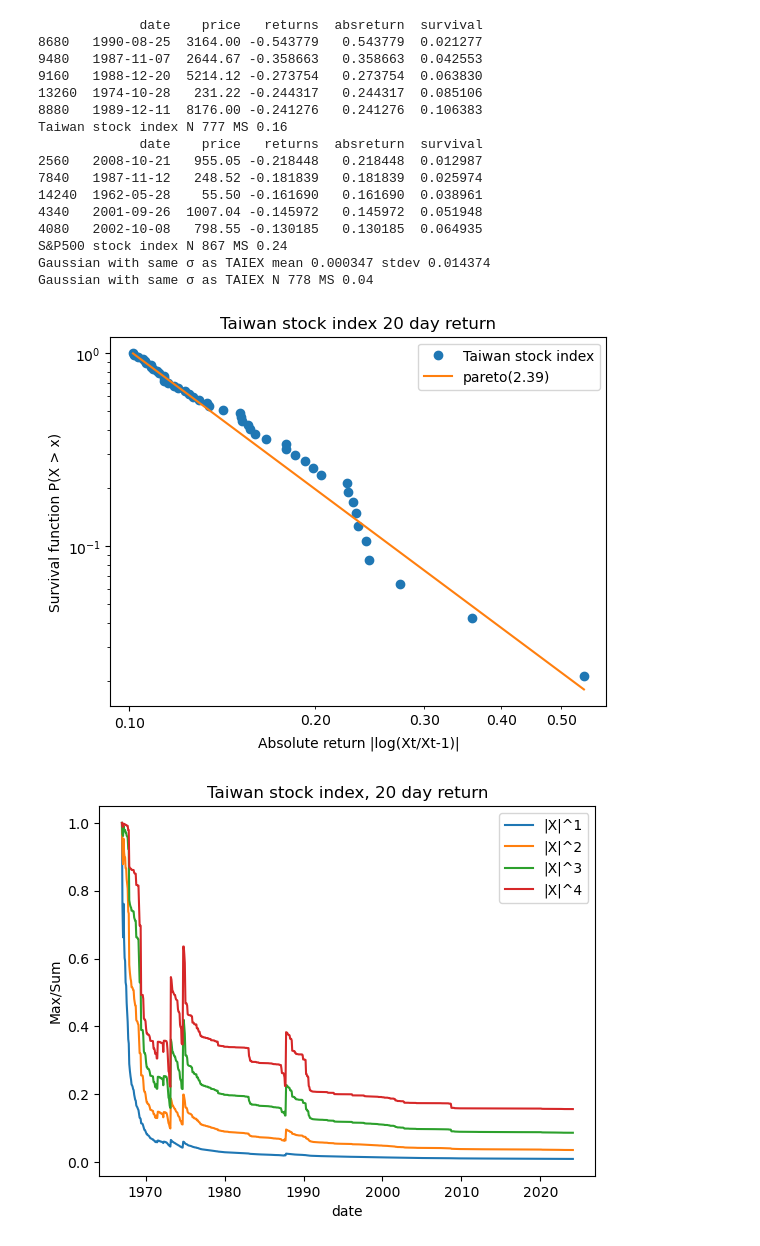
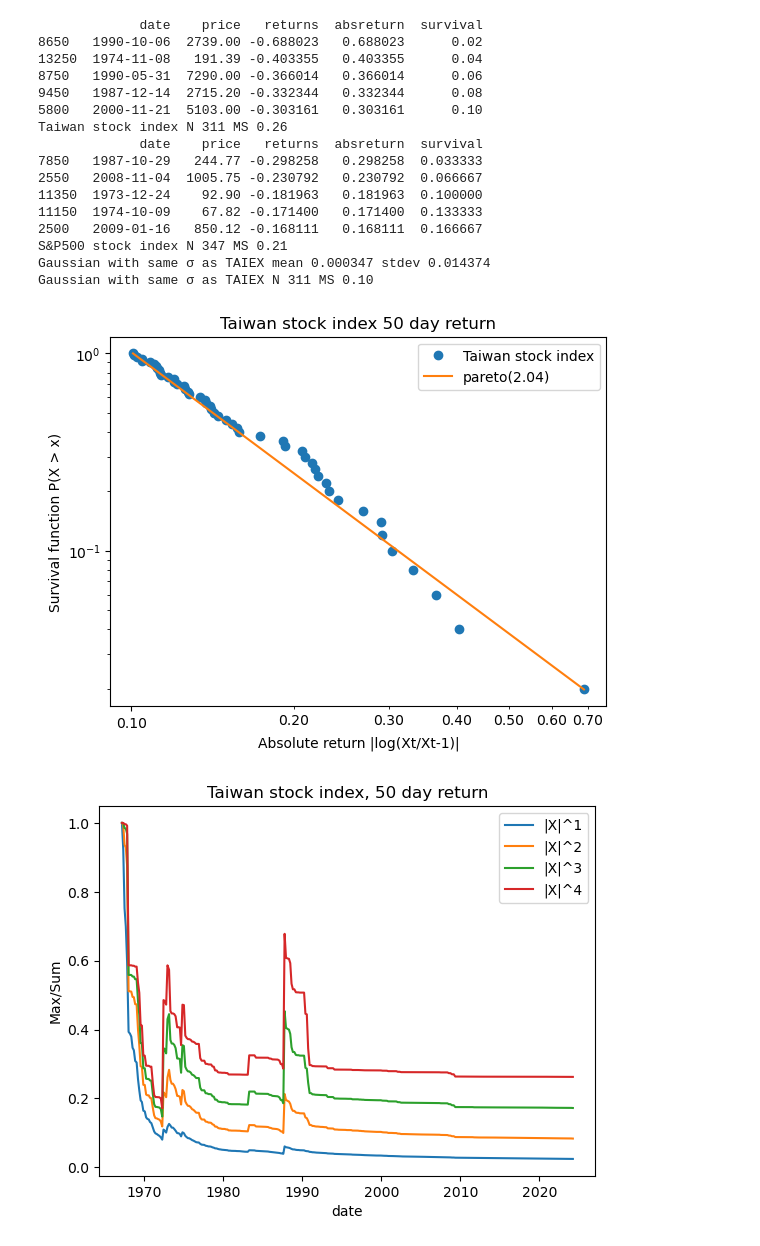
Before and after one commit to fumin/fumin.github.io, a Jupyter notebook: notes/statistics/taiex.ipynb, the cells around one changed output. Saved outputs shown, nothing was run; the diff lists cells and outputs as text; code cells hidden in the pictures.

```diff
--- a/notes/statistics/taiex.ipynb
+++ b/notes/statistics/taiex.ipynb
@@ -1,8 +1,13 @@
 # %%
+import sys
+
 import numpy as np
 import pandas
 import scipy
 import scipy.stats
+import statsmodels
+import statsmodels.tsa
+import statsmodels.tsa.stattools
 import matplotlib
 import matplotlib.pyplot as plt
 
@@ -101,8 +106,8 @@ def analyzeMS(analysis):
     df = pandas.read_csv(analysis.fpath, dtype={'price': np.float64})
     df = df.sort_values(by='date', ascending=True)
     df = df.iloc[::analysis.lag, :]
-    df["returns"] = np.log(df.price / df.price.shift(-1))
-    df.drop(df.tail(1).index,inplace=True)
+    df["returns"] = np.log(df.price / df.price.shift(1))
+    df.drop(df.head(1).index,inplace=True)
     df["absreturn"] = df.returns.apply(lambda x: np.abs(x))
 
     plotMS(analysis, df)
@@ -118,56 +123,64 @@ def analyze(analysis):
 def ms_taiex_gaussian():
     analysis = Analysis()
     analysis.name = "Gaussian with same σ as TAIEX"
-    analysis.lag = 20
+    analysis.lag = 50
 
     # Compute daily standard deviation
     df = pandas.read_csv("taiex.csv", dtype={'price': np.float64})
     df["returns"] = np.log(df.price / df.price.shift(-1))
     df.drop(df.tail(1).index,inplace=True)
     mean = np.mean(df.returns)
     std = np.std(df.returns)
     print("%s mean %f stdev %f" % (analysis.name, mean, std))
 
     # Simulate a normal distribution using the computed standard deviation.
     df = pandas.read_csv("taiex.csv", dtype={'price': np.float64})
     df = df.sort_values(by='date', ascending=True)
+    df["returns"] = np.random.normal(loc=0, scale=std, size=len(df))
+    for i in range(len(df)):
+        if i == 0:
+            continue
+        lastPrice = df.iloc[i-1].price
+        returnI = np.exp(df.iloc[i].returns)
+        df.iloc[i, df.columns.get_loc("price")] = lastPrice*returnI
+
     df = df.iloc[::analysis.lag, :]
-    mean *= analysis.lag
-    std *= np.sqrt(analysis.lag)
-    df["absreturn"] = np.abs(np.random.normal(loc=mean, scale=std, size=len(df)))
+    df["returns"] = np.log(df.price / df.price.shift(1))
+    df.drop(df.head(1).index,inplace=True)
+    df["absreturn"] = df.returns.apply(lambda x: np.abs(x))
     plotMS(analysis, df)
 
 
-for lag in [20]:
-    for tailCutoff in [0.005]:
+for lag in [50]:
+    for tailCutoff in [0.002]:
         analysis = Analysis()
         analysis.name = "Taiwan stock index"
         analysis.fpath = "taiex.csv"
         analysis.lag = lag
         analysis.tailCutoff = tailCutoff
         analyze(analysis)
 
         analysis.name = "S&P500 stock index"
         analysis.fpath = "sp500.csv"
-        analysis.tailCutoff = 0.0025
+        analysis.tailCutoff = 0.0015
         analyze(analysis)
 ms_taiex_gaussian()
 # %% [output]
              date    price   returns  absreturn  survival
-8680   1990-08-25  3164.00 -0.543779   0.543779  0.021277
-9480   1987-11-07  2644.67 -0.358663   0.358663  0.042553
-9160   1988-12-20  5214.12 -0.273754   0.273754  0.063830
-13260  1974-10-28   231.22 -0.244317   0.244317  0.085106
-8880   1989-12-11  8176.00 -0.241276   0.241276  0.106383
-Taiwan stock index N 777 MS 0.16
+8650   1990-10-06  2739.00 -0.688023   0.688023      0.02
+13250  1974-11-08   191.39 -0.403355   0.403355      0.04
+8750   1990-05-31  7290.00 -0.366014   0.366014      0.06
+9450   1987-12-14  2715.20 -0.332344   0.332344      0.08
+5800   2000-11-21  5103.00 -0.303161   0.303161      0.10
+Taiwan stock index N 311 MS 0.26
              date    price   returns  absreturn  survival
-2560   2008-10-21   955.05 -0.218448   0.218448  0.012987
-7840   1987-11-12   248.52 -0.181839   0.181839  0.025974
-14240  1962-05-28    55.50 -0.161690   0.161690  0.038961
-4340   2001-09-26  1007.04 -0.145972   0.145972  0.051948
-4080   2002-10-08   798.55 -0.130185   0.130185  0.064935
-S&P500 stock index N 867 MS 0.24
+7850   1987-10-29   244.77 -0.298258   0.298258  0.033333
+2550   2008-11-04  1005.75 -0.230792   0.230792  0.066667
+11350  1973-12-24    92.90 -0.181963   0.181963  0.100000
+11150  1974-10-09    67.82 -0.171400   0.171400  0.133333
+2500   2009-01-16   850.12 -0.168111   0.168111  0.166667
+S&P500 stock index N 347 MS 0.21
 Gaussian with same σ as TAIEX mean 0.000347 stdev 0.014374
-Gaussian with same σ as TAIEX N 778 MS 0.04
+Gaussian with same σ as TAIEX N 311 MS 0.10
-[figure, old version]
+[figure, new version]
-[figure, old version]
+[figure, new version]
```
Also changed, not shown: parts of 6 cells of this notebook, 20 other files.
